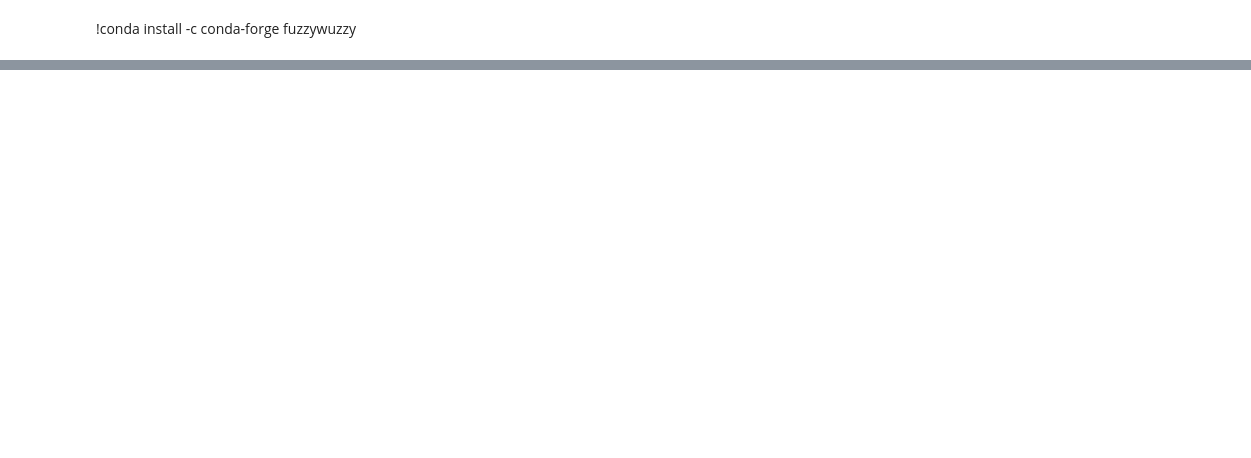
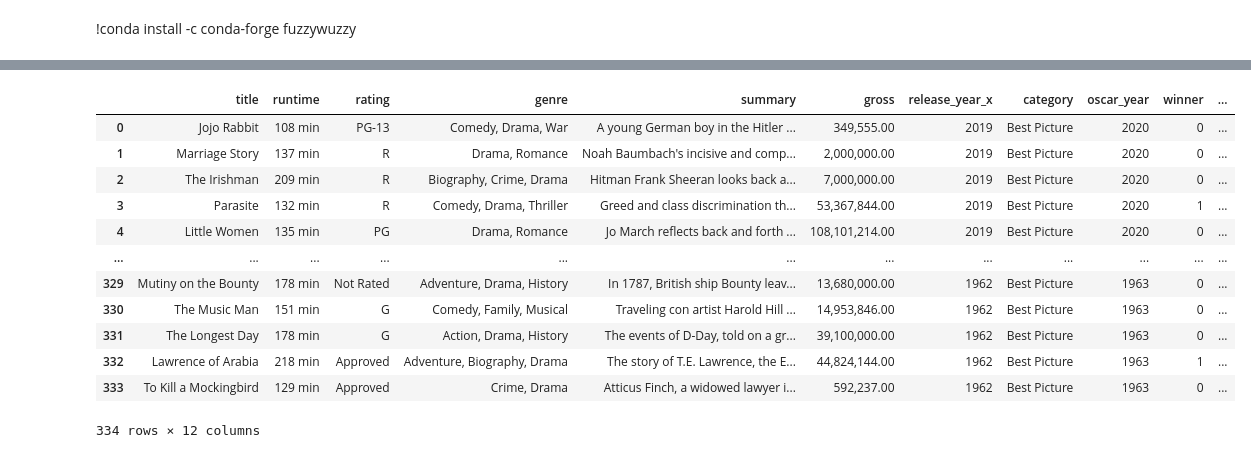
Before and after one commit to zoeteets/capstone, a Jupyter notebook: all dataframes.ipynb, the cells around one changed output, grey strips where cells are left out. Drawn from its saved outputs; the diff is of its cells as text; code cells hidden in the pictures; blank space fills up the shorter version.

```diff
--- a/all dataframes.ipynb
+++ b/all dataframes.ipynb
@@ -200,0 +294,20 @@ everything.to_csv('bp_full_df1.csv')
+# %%
+producers = pd.read_csv('with_producers.csv')
+# %%
+producers = producers.drop(columns={'release_year_y', 'nominee', 'matches'})
+producers = producers.drop(columns={'Unnamed: 0'})
+producers
+# %% [output]
+|  | title | runtime | rating | genre | summary | gross | release_year_x | category | oscar_year | winner | ... |
+| 0 | Jojo Rabbit | 108 min | PG-13 | Comedy, Drama, War | A young German boy in the Hitler ... | 349,555.00 | 2019 | Best Picture | 2020 | 0 | ... |
+| 1 | Marriage Story | 137 min | R | Drama, Romance | Noah Baumbach's incisive and comp... | 2,000,000.00 | 2019 | Best Picture | 2020 | 0 | ... |
+| 2 | The Irishman | 209 min | R | Biography, Crime, Drama | Hitman Frank Sheeran looks back a... | 7,000,000.00 | 2019 | Best Picture | 2020 | 0 | ... |
+| 3 | Parasite | 132 min | R | Comedy, Drama, Thriller | Greed and class discrimination th... | 53,367,844.00 | 2019 | Best Picture | 2020 | 1 | ... |
+| 4 | Little Women | 135 min | PG | Drama, Romance | Jo March reflects back and forth ... | 108,101,214.00 | 2019 | Best Picture | 2020 | 0 | ... |
+| ... | ... | ... | ... | ... | ... | ... | ... | ... | ... | ... | ... |
+| 329 | Mutiny on the Bounty | 178 min | Not Rated | Adventure, Drama, History | In 1787, British ship Bounty leav... | 13,680,000.00 | 1962 | Best Picture | 1963 | 0 | ... |
+| 330 | The Music Man | 151 min | G | Comedy, Family, Musical | Traveling con artist Harold Hill ... | 14,953,846.00 | 1962 | Best Picture | 1963 | 0 | ... |
+| 331 | The Longest Day | 178 min | G | Action, Drama, History | The events of D-Day, told on a gr... | 39,100,000.00 | 1962 | Best Picture | 1963 | 0 | ... |
+| 332 | Lawrence of Arabia | 218 min | Approved | Adventure, Biography, Drama | The story of T.E. Lawrence, the E... | 44,824,144.00 | 1962 | Best Picture | 1963 | 1 | ... |
+| 333 | To Kill a Mockingbird | 129 min | Approved | Crime, Drama | Atticus Finch, a widowed lawyer i... | 592,237.00 | 1962 | Best Picture | 1963 | 0 | ... |
+334 rows × 12 columns
```
Also changed, not shown: parts of 36 cells of this notebook.
